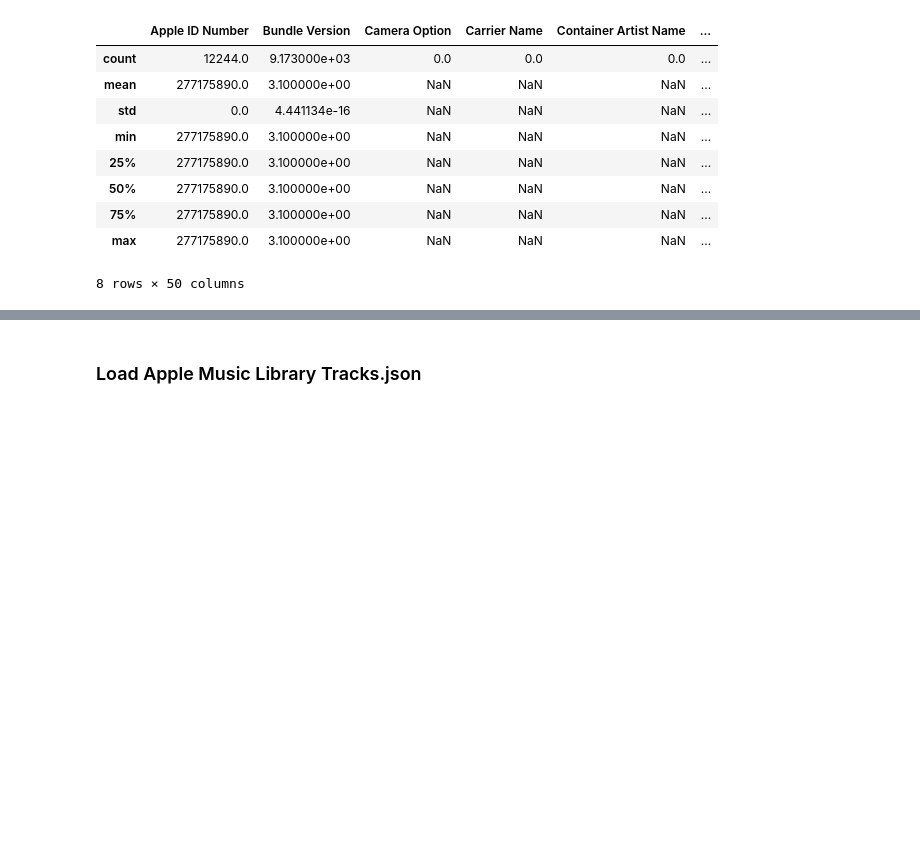
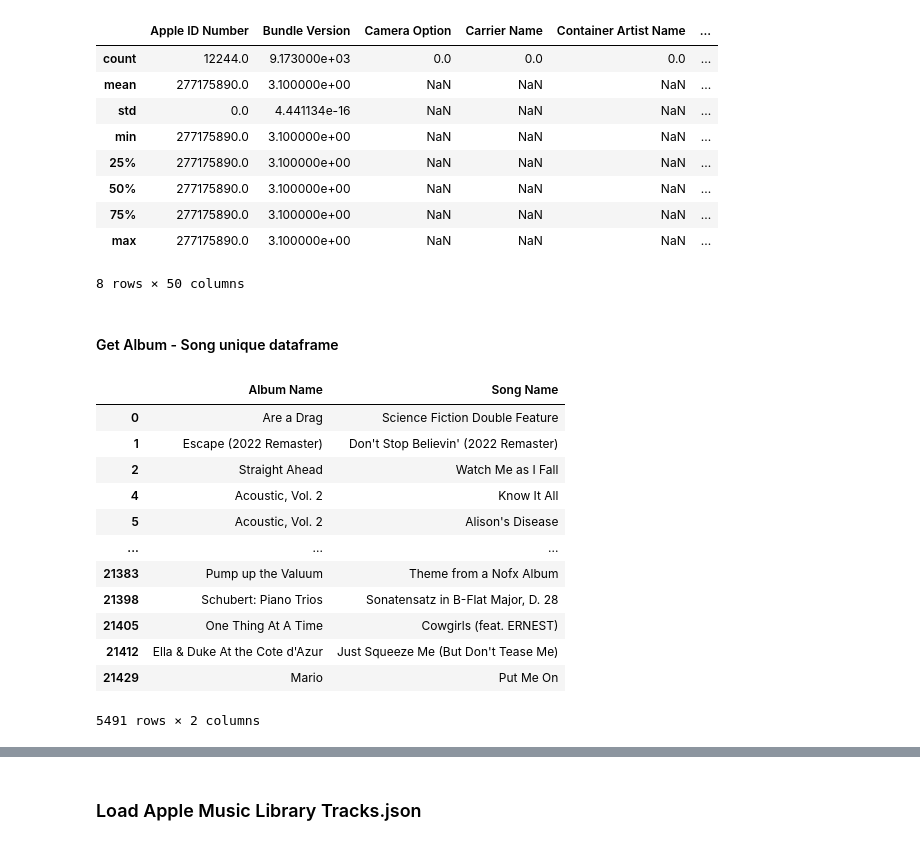
Before and after one commit to ftaylor101/spotify, a Jupyter notebook: apple_vis.ipynb, the cells around one changed output, grey strips where cells are left out. Drawn from its saved outputs; the diff is of its cells as text; code cells hidden in the pictures; blank space fills up the shorter version.

```diff
--- a/apple_vis.ipynb
+++ b/apple_vis.ipynb
@@ -12,5 +75,5 @@ API_KEY = environ["LAST_FM_API_KEY"]
 # %% [markdown]
 ### Load Play Activity.csv
 # %%
-df = pd.read_csv("./data/apple/Apple Music Play Activity.csv", low_memory=False)
+df = pd.read_csv("./data/apple/Apple Music Play Activity.csv", low_memory=False, encoding='utf-8')
 # %% [markdown]
@@ -42,3 +99,25 @@ df.describe()
 | 75% | 277175890.0 | 3.100000e+00 | NaN | NaN | NaN | ... |
 | max | 277175890.0 | 3.100000e+00 | NaN | NaN | NaN | ... |
 8 rows × 50 columns
+# %% [markdown]
+#### Get Album - Song unique dataframe
+# %%
+tmp_album_song_df = df[["Album Name", "Song Name"]]
+# %%
+album_song_df = tmp_album_song_df.drop_duplicates()
+# %%
+album_song_df
+# %% [output]
+|  | Album Name | Song Name |
+| 0 | Are a Drag | Science Fiction Double Feature |
+| 1 | Escape (2022 Remaster) | Don't Stop Believin' (2022 Remaster) |
+| 2 | Straight Ahead | Watch Me as I Fall |
+| 4 | Acoustic, Vol. 2 | Know It All |
+| 5 | Acoustic, Vol. 2 | Alison's Disease |
+| ... | ... | ... |
+| 21383 | Pump up the Valuum | Theme from a Nofx Album |
+| 21398 | Schubert: Piano Trios | Sonatensatz in B-Flat Major, D. 28 |
+| 21405 | One Thing At A Time | Cowgirls (feat. ERNEST) |
+| 21412 | Ella & Duke At the Cote d'Azur | Just Squeeze Me (But Don't Tease Me) |
+| 21429 | Mario | Put Me On |
+5491 rows × 2 columns
```
Also changed, not shown: parts of 53 cells of this notebook.
